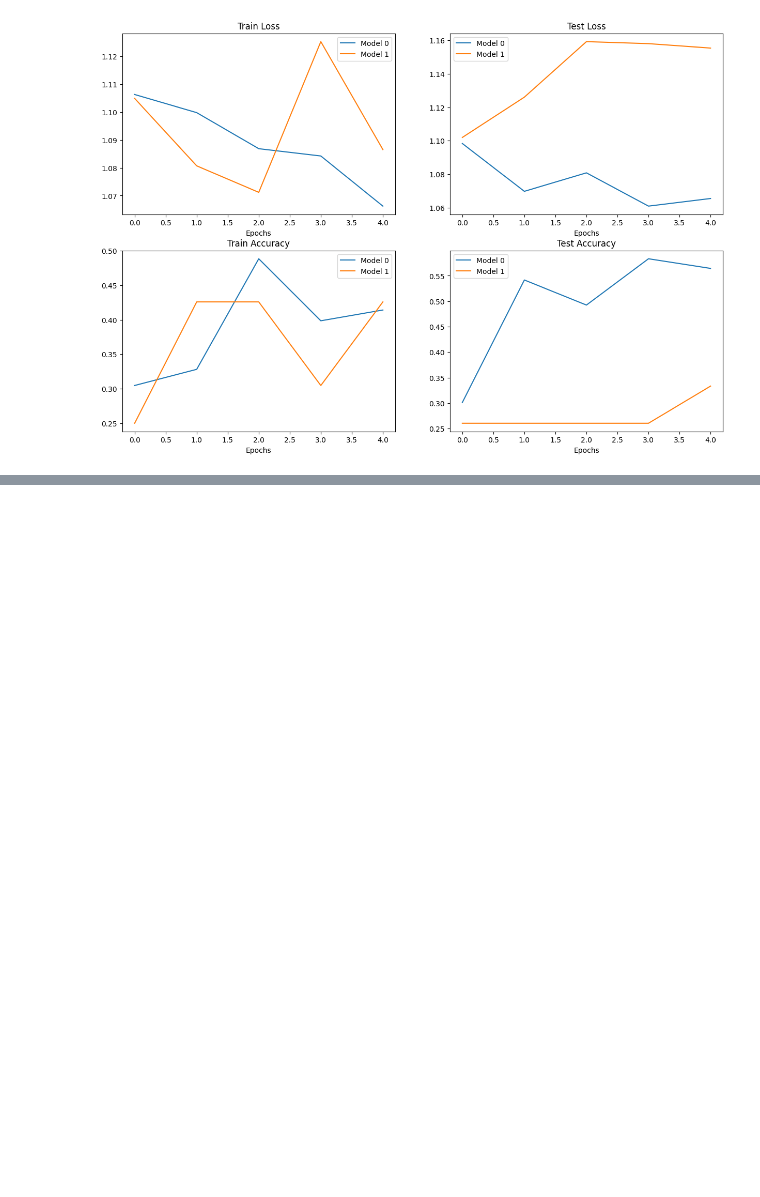
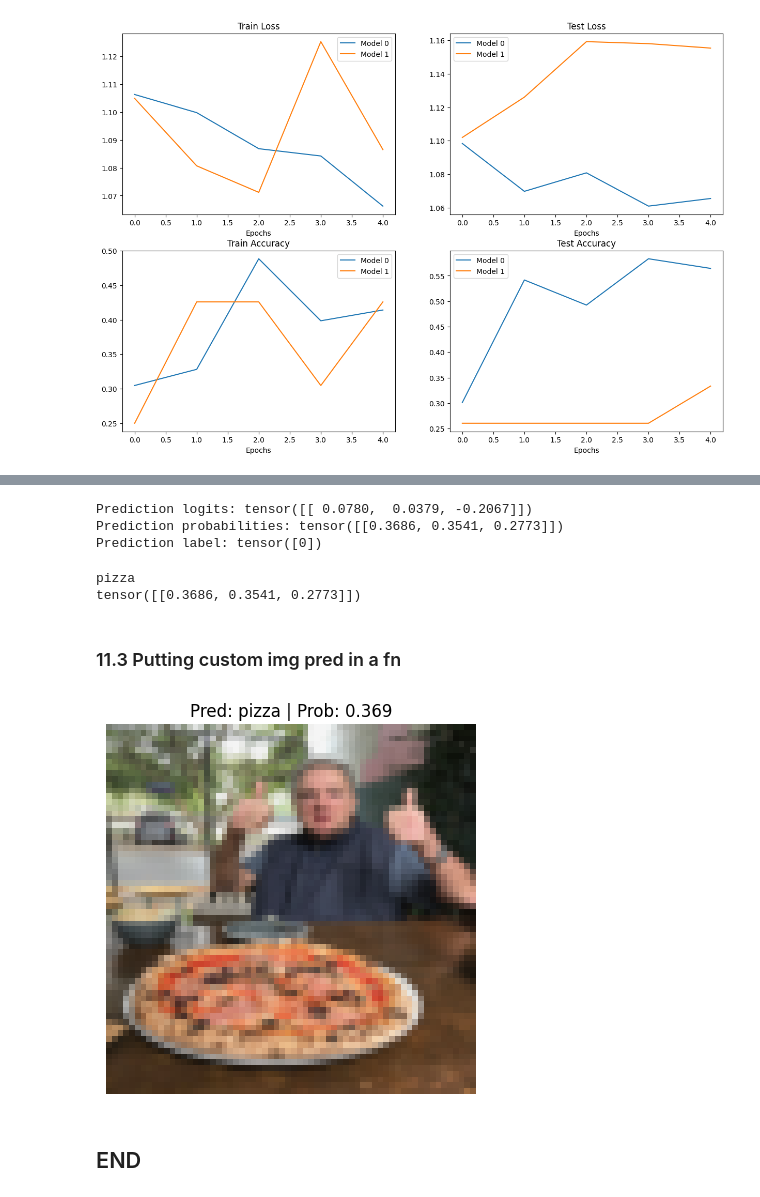
Before and after one commit to gtianyi/nnPractice, a Jupyter notebook: 04_pytorch_custom_datasets_tianyi.ipynb, the cells around one changed output, grey strips where cells are left out. Saved outputs shown, nothing was run; the diff lists cells and outputs as text; code cells hidden in the pictures; blank space fills up the shorter version.

```diff
--- a/04_pytorch_custom_datasets_tianyi.ipynb
+++ b/04_pytorch_custom_datasets_tianyi.ipynb
@@ -1221,0 +1353,27 @@ plt.legend();
+# %%
+# Print out prediction logits
+print(f"Prediction logits: {custom_image_pred}")
+
+# Convert logits -> prediction probabilities (using torch.softmax() for multi-class classification)
+custom_image_pred_probs = torch.softmax(custom_image_pred, dim=1)
+print(f"Prediction probabilities: {custom_image_pred_probs}")
+
+# Convert prediction probabilities -> prediction labels
+custom_image_pred_label = torch.argmax(custom_image_pred_probs, dim=1)
+print(f"Prediction label: {custom_image_pred_label}")
+# %% [output]
+Prediction logits: tensor([[ 0.0780,  0.0379, -0.2067]])
+Prediction probabilities: tensor([[0.3686, 0.3541, 0.2773]])
+Prediction label: tensor([0])
+# %%
+# Find the predicted label
+custom_image_pred_class = class_names[custom_image_pred_label.cpu()] # put pred label to CPU, otherwise will error
+print(custom_image_pred_class)
+
+# The values of the prediction probabilities are quite similar
+print(custom_image_pred_probs)
+# %% [output]
+pizza
+tensor([[0.3686, 0.3541, 0.2773]])
+# %% [markdown]
+### 11.3 Putting custom img pred in a fn
@@ -1221,0 +1424,12 @@ plt.legend();
+# %%
+# Pred on our custom image
+pred_and_plot_image(model=model_1,
+                    image_path=custom_image_path,
+                    class_names=class_names,
+                    transform=custom_image_transform,
+                    device=device)
+#plt.show()
+# %% [output]
+[figure, added]
+# %% [markdown]
+## END
```
Also changed, not shown: parts of 11 cells of this notebook, 1 other file.
